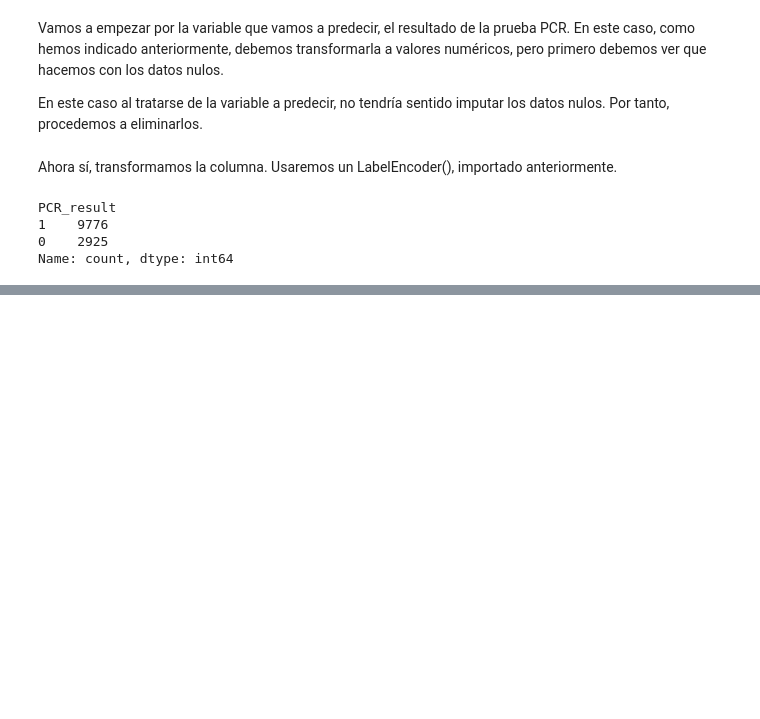
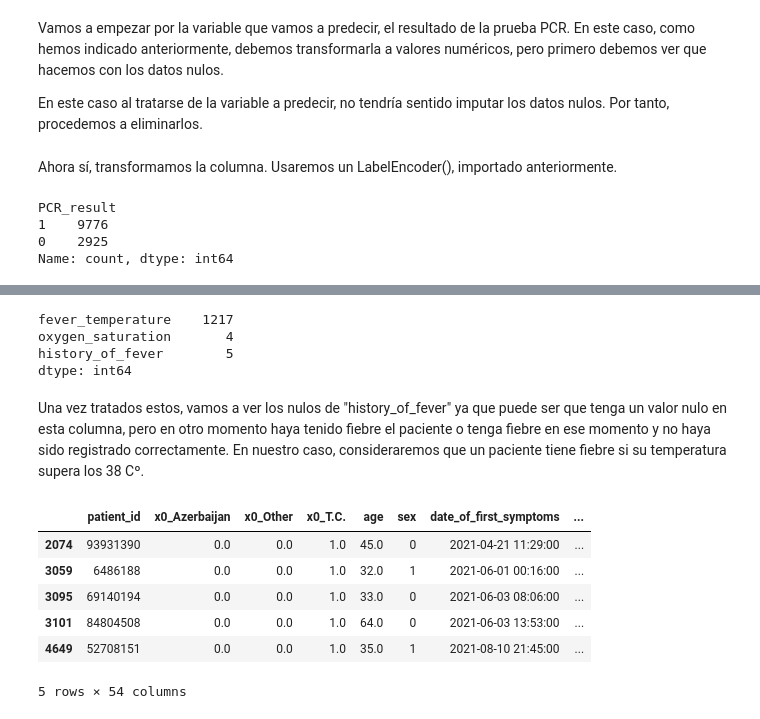
Before and after one commit to javipzv/hospital-data-analysis-and-prediction, a Jupyter notebook: preprocessing_data2.ipynb, the cells around one changed output, grey strips where cells are left out. Saved outputs shown, nothing was run; the diff lists cells and outputs as text; code cells hidden in the pictures; blank space fills up the shorter version.

```diff
--- a/preprocessing_data2.ipynb
+++ b/preprocessing_data2.ipynb
@@ -329,0 +440,3 @@ Name: count, dtype: int64
+# %%
+data2['bleeding'].fillna(0, inplace=True)
+data2['other_symptoms'].fillna(0, inplace=True)
@@ -329,0 +456,20 @@ Name: count, dtype: int64
+# %%
+any_null_cols_2 = data2.columns[data2.isnull().any()]
+data2[any_null_cols_2].isnull().sum()
+# %% [output]
+fever_temperature    1217
+oxygen_saturation       4
+history_of_fever        5
+dtype: int64
+# %% [markdown]
+Una vez tratados estos, vamos a ver los nulos de "history_of_fever" ya que puede ser que tenga un valor nulo en esta columna, pero en otro momento haya tenido fiebre el paciente o tenga fiebre en ese momento y no haya sido registrado correctamente. En nuestro caso, consideraremos que un paciente tiene fiebre si su temperatura supera los 38 Cº.
+# %%
+data2[data2['history_of_fever'].isnull()].head()
+# %% [output]
+|  | patient_id | x0_Azerbaijan | x0_Other | x0_T.C. | age | sex | date_of_first_symptoms | ... |
+| 2074 | 93931390 | 0.0 | 0.0 | 1.0 | 45.0 | 0 | 2021-04-21 11:29:00 | ... |
+| 3059 | 6486188 | 0.0 | 0.0 | 1.0 | 32.0 | 1 | 2021-06-01 00:16:00 | ... |
+| 3095 | 69140194 | 0.0 | 0.0 | 1.0 | 33.0 | 0 | 2021-06-03 08:06:00 | ... |
+| 3101 | 84804508 | 0.0 | 0.0 | 1.0 | 64.0 | 0 | 2021-06-03 13:53:00 | ... |
+| 4649 | 52708151 | 0.0 | 0.0 | 1.0 | 35.0 | 1 | 2021-08-10 21:45:00 | ... |
+5 rows × 54 columns
```
Also changed, not shown: parts of 74 cells of this notebook.
